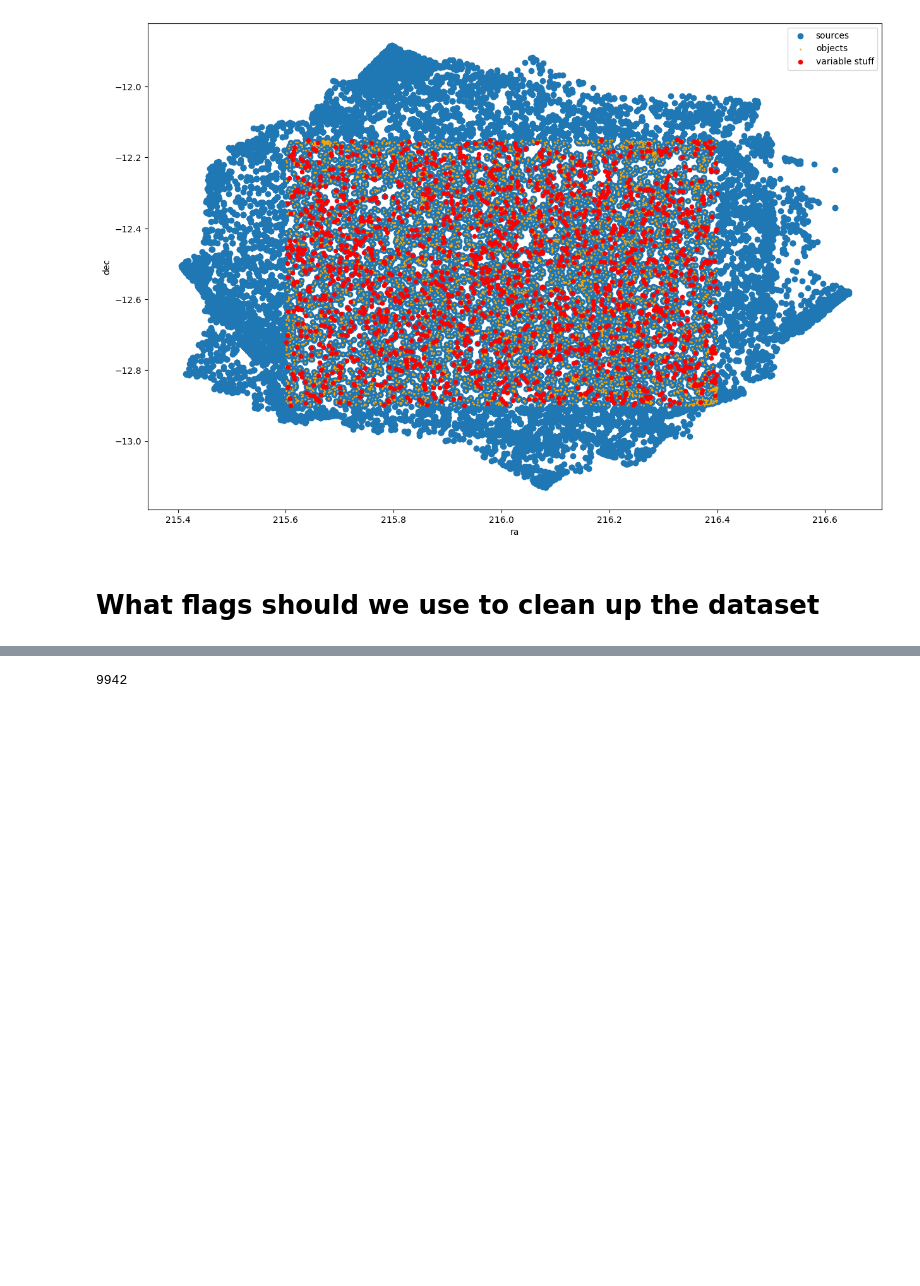
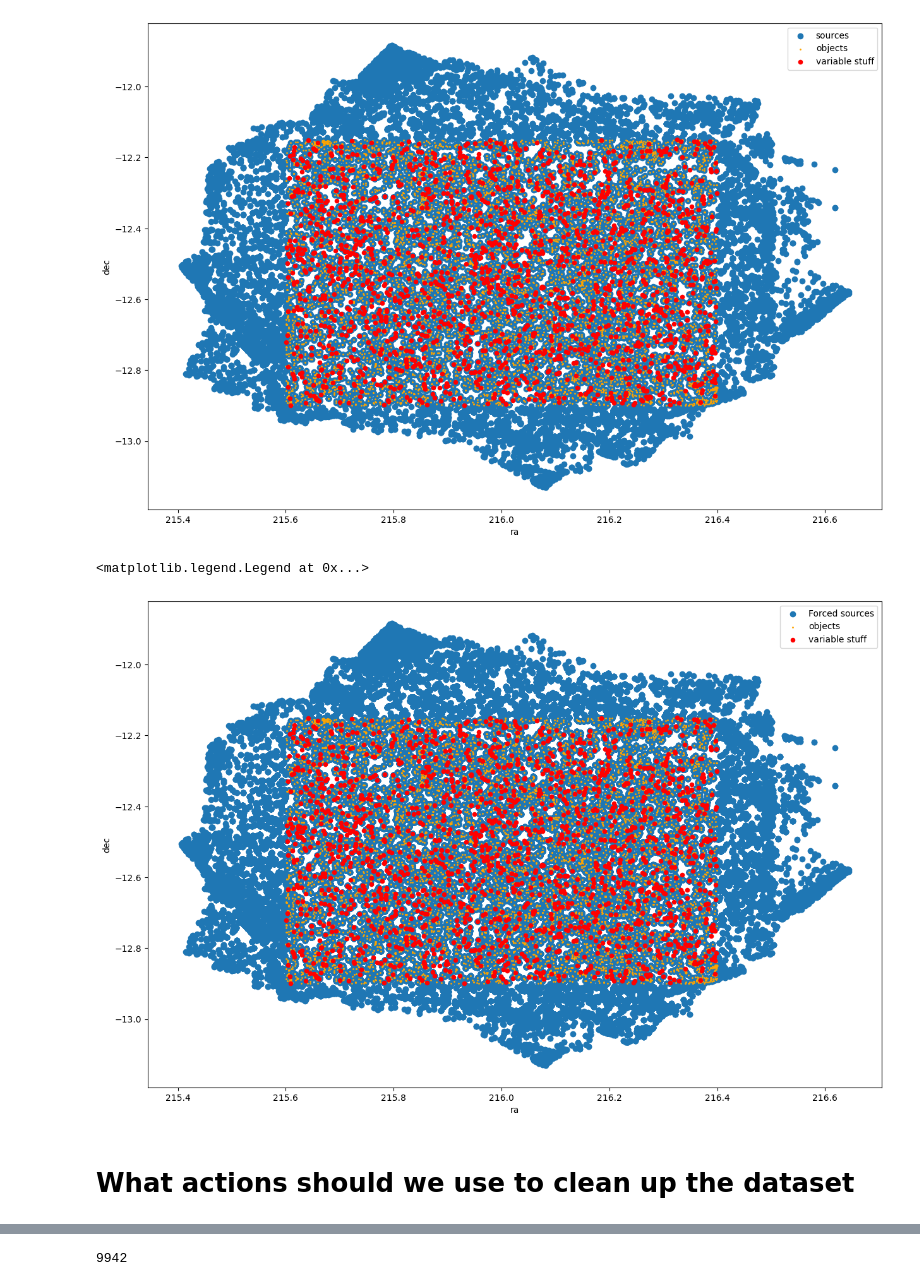
Before and after one commit to lsst-sitcom/notebooks_dia, a Jupyter notebook: DM-45539-OR4.ipynb, the cells around one changed output, grey strips where cells are left out. Saved outputs shown, nothing was run; the diff lists cells and outputs as text; code cells hidden in the pictures; blank space fills up the shorter version.

```diff
--- a/DM-45539-OR4.ipynb
+++ b/DM-45539-OR4.ipynb
@@ -252,5 +452,17 @@ plt.legend()
 # %% [output]
 <matplotlib.legend.Legend at 0x...>
 [figure]
+# %%
+plt.figure(figsize=(15,10))
+
+plt.scatter(srcForced4_field['ra'],srcForced4_field['dec'], label = 'Forced sources')
+plt.scatter(obj4_field['ra'],obj4_field['dec'], s=1, color = 'orange', label = 'objects')
+plt.scatter(tru_var_obj['ra'],tru_var_obj['dec'], color = 'red', label = 'variable stuff', s=20)
+plt.xlabel('ra')
+plt.ylabel('dec')
+plt.legend()
+# %% [output]
+<matplotlib.legend.Legend at 0x...>
+[figure, added]
 # %% [markdown]
-# What flags should we use to clean up the dataset
+# What actions should we use to clean up the dataset
```
Also changed, not shown: parts of 112 cells of this notebook, 4 other files.
